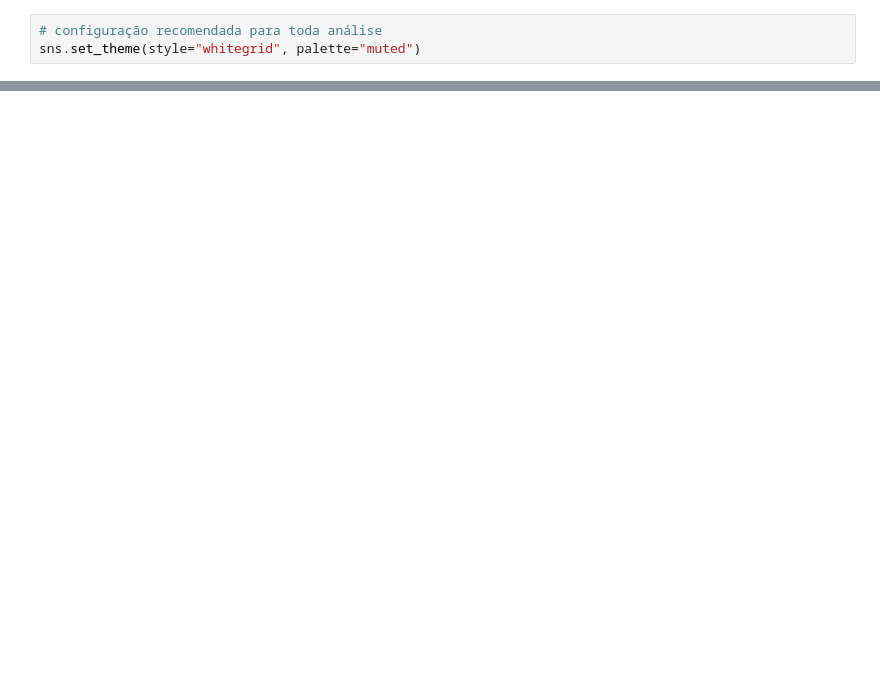
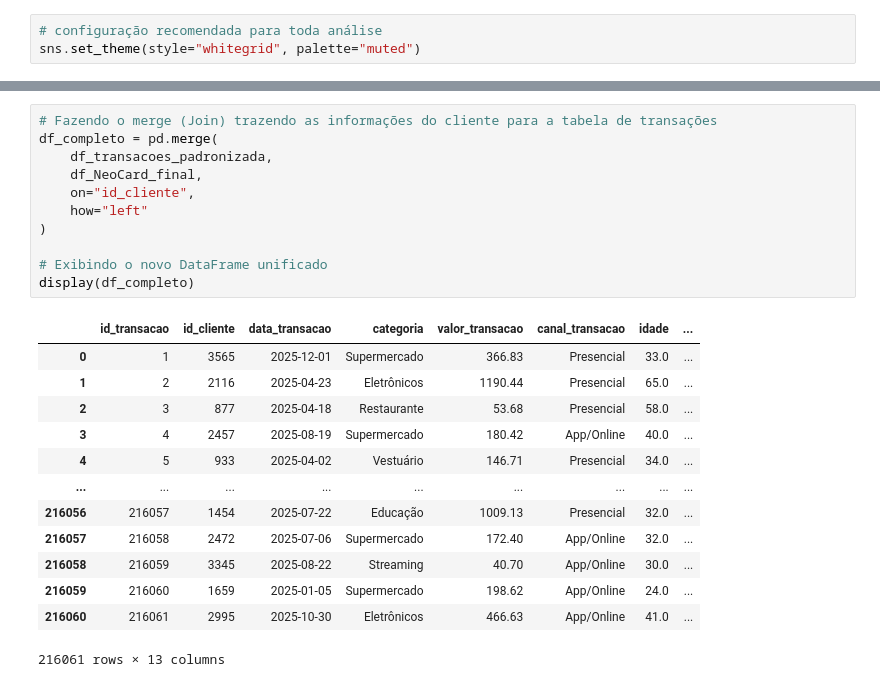
Before and after one commit to pedrojrcruz30-code/PROJETO_FINAL_CONTINUADA, a Jupyter notebook: projeto_final_continuada.ipynb, the cells around one changed output, grey strips where cells are left out. Cells and saved outputs as stored; diff of their text form; blank space fills up the shorter version.

```diff
--- a/projeto_final_continuada.ipynb
+++ b/projeto_final_continuada.ipynb
@@ -874,0 +881,25 @@ plt.show() # plota os gráficos
+# %%
+# Fazendo o merge (Join) trazendo as informações do cliente para a tabela de transações
+df_completo = pd.merge(
+    df_transacoes_padronizada,
+    df_NeoCard_final,
+    on="id_cliente",
+    how="left"
+)
+
+# Exibindo o novo DataFrame unificado
+display(df_completo)
+# %% [output]
+|  | id_transacao | id_cliente | data_transacao | categoria | valor_transacao | canal_transacao | idade | ... |
+| 0 | 1 | 3565 | 2025-12-01 | Supermercado | 366.83 | Presencial | 33.0 | ... |
+| 1 | 2 | 2116 | 2025-04-23 | Eletrônicos | 1190.44 | Presencial | 65.0 | ... |
+| 2 | 3 | 877 | 2025-04-18 | Restaurante | 53.68 | Presencial | 58.0 | ... |
+| 3 | 4 | 2457 | 2025-08-19 | Supermercado | 180.42 | App/Online | 40.0 | ... |
+| 4 | 5 | 933 | 2025-04-02 | Vestuário | 146.71 | Presencial | 34.0 | ... |
+| ... | ... | ... | ... | ... | ... | ... | ... | ... |
+| 216056 | 216057 | 1454 | 2025-07-22 | Educação | 1009.13 | Presencial | 32.0 | ... |
+| 216057 | 216058 | 2472 | 2025-07-06 | Supermercado | 172.40 | App/Online | 32.0 | ... |
+| 216058 | 216059 | 3345 | 2025-08-22 | Streaming | 40.70 | App/Online | 30.0 | ... |
+| 216059 | 216060 | 1659 | 2025-01-05 | Supermercado | 198.62 | App/Online | 24.0 | ... |
+| 216060 | 216061 | 2995 | 2025-10-30 | Eletrônicos | 466.63 | App/Online | 41.0 | ... |
+216061 rows × 13 columns
```
Also changed, not shown: parts of 46 cells of this notebook.
